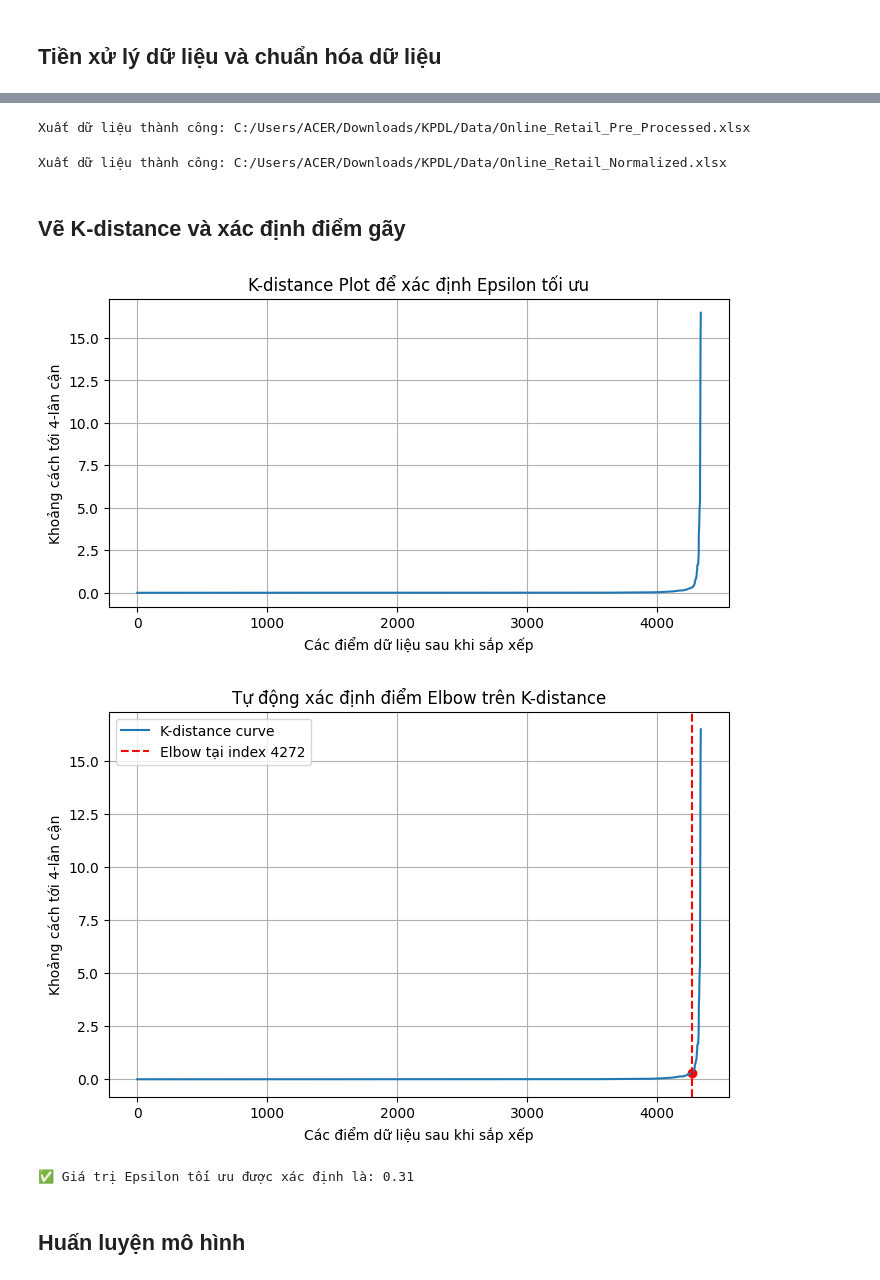
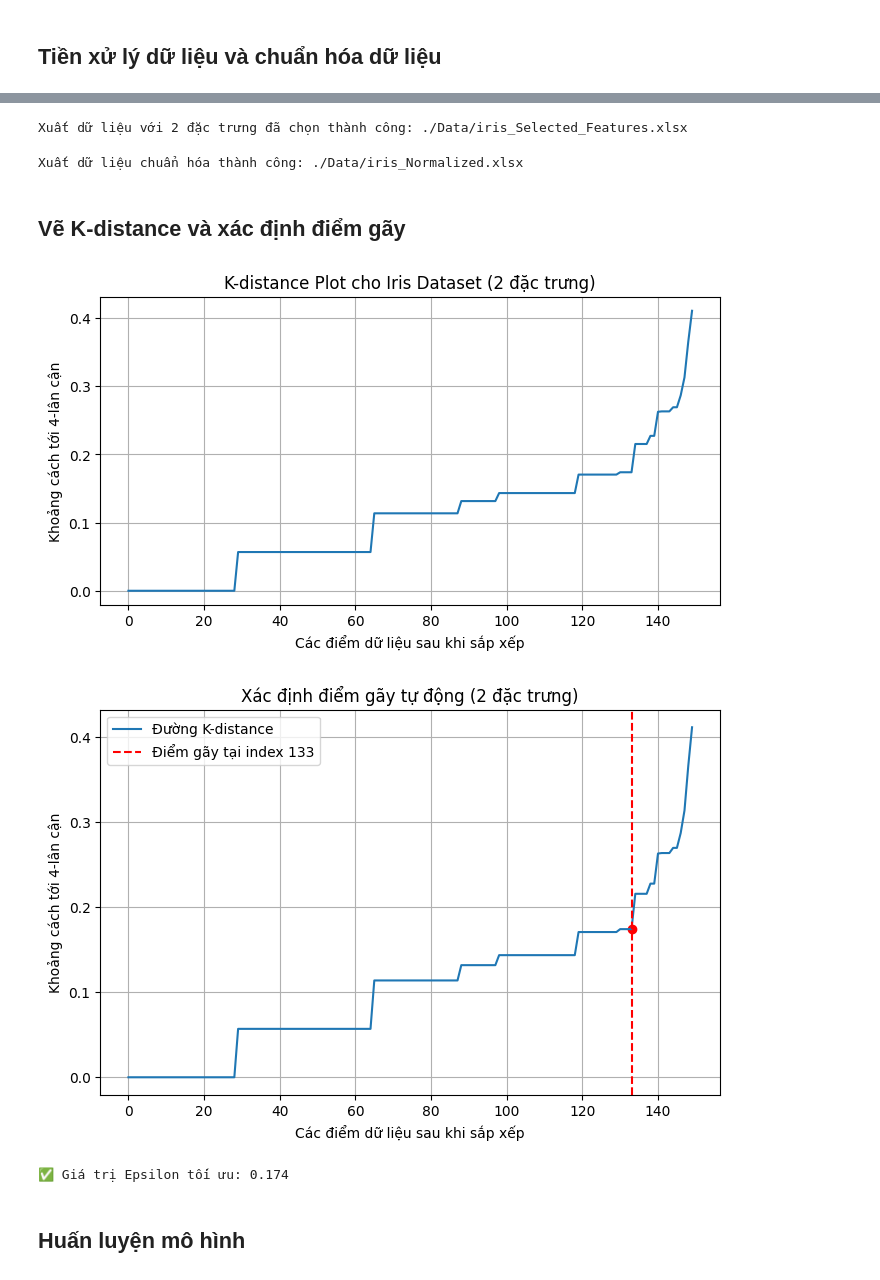
Before and after one commit to AriTannia/KPDL, a Jupyter notebook: Chuong4.ipynb, the cells around one changed output, grey strips where cells are left out. Drawn from its saved outputs; the diff is of its cells as text; code cells hidden in the pictures.

```diff
--- a/Chuong4.ipynb
+++ b/Chuong4.ipynb
@@ -66,0 +17,16 @@ None
+# %%
+# 1. Đọc dữ liệu từ Iris dataset
+iris = load_iris()
+df = pd.DataFrame(iris.data, columns=iris.feature_names)
+
+print(df.info())
+print(df.head())
+
+# 2. Xuất dữ liệu gốc
+preprocessed_path = "./Data/iris.xlsx"
+df.to_excel(preprocessed_path, index=False, engine='openpyxl')
+print(f"Xuất dữ liệu gốc thành công: {preprocessed_path}")
+
+# 3. Chọn các đặc trưng để phân cụm - chỉ sử dụng 2 đặc trưng liên quan đến cánh hoa
+selected_features = ['petal length (cm)', 'petal width (cm)']  # Chỉ sử dụng 2 đặc trưng của cánh hoa
+X = df[selected_features]
@@ -67,70 +53,72 @@ None
 # %%
-# 4. Xuất dữ liệu ra file Excel mới
-output_path = "C:/Users/ACER/Downloads/KPDL/Data/Online_Retail_Pre_Processed.xlsx"
-customer_agg.to_excel(output_path, index=False, engine="openpyxl")
-
-print(f"Xuất dữ liệu thành công: {output_path}")
+# Xuất dữ liệu đã chọn 2 đặc trưng
+selected_features_path = "./Data/iris_Selected_Features.xlsx"
+X.to_excel(selected_features_path, index=False, engine='openpyxl')
+print(f"Xuất dữ liệu với 2 đặc trưng đã chọn thành công: {selected_features_path}")
 # %% [output]
-Xuất dữ liệu thành công: C:/Users/ACER/Downloads/KPDL/Data/Online_Retail_Pre_Processed.xlsx
+Xuất dữ liệu với 2 đặc trưng đã chọn thành công: ./Data/iris_Selected_Features.xlsx
 # %%
-# 3. Chuẩn hóa dữ liệu
+# 4. Chuẩn hóa dữ liệu
 scaler = StandardScaler()
 X_scaled = scaler.fit_transform(X)
 
-output_path = "C:/Users/ACER/Downloads/KPDL/Data/Online_Retail_Normalized.xlsx"
-customer_agg.to_excel(output_path, index=False, engine="openpyxl")
-
-print(f"Xuất dữ liệu thành công: {output_path}")
+# Xuất dữ liệu đã chuẩn hóa
+normalized_df = pd.DataFrame(X_scaled, columns=selected_features)
+normalized_path = "./Data/iris_Normalized.xlsx"
+normalized_df.to_excel(normalized_path, index=False, engine='openpyxl')
+print(f"Xuất dữ liệu chuẩn hóa thành công: {normalized_path}")
 # %% [output]
-Xuất dữ liệu thành công: C:/Users/ACER/Downloads/KPDL/Data/Online_Retail_Normalized.xlsx
+Xuất dữ liệu chuẩn hóa thành công: ./Data/iris_Normalized.xlsx
 # %% [markdown]
 ## Vẽ K-distance và xác định điểm gãy
 # %%
-# 4. Xác định tham số epsilon bằng K-distance plot
-k = 4  # MinPts = 4 (2 * số chiều = 2*2 nếu dùng 2 đặc trưng)
+# 5. Xác định tham số epsilon bằng K-distance plot
+k = 4  # MinPts
 neigh = NearestNeighbors(n_neighbors=k)
 nbrs = neigh.fit(X_scaled)
 distances, indices = nbrs.kneighbors(X_scaled)
 k_distances = np.sort(distances[:, k-1])
 
+# Vẽ biểu đồ K-distance
 plt.figure(figsize=(8, 4))
 plt.plot(k_distances)
-plt.title("K-distance Plot để xác định Epsilon tối ưu")
+plt.title("K-distance Plot cho Iris Dataset (2 đặc trưng)")
 plt.xlabel("Các điểm dữ liệu sau khi sắp xếp")
 plt.ylabel(f"Khoảng cách tới {k}-lân cận")
 plt.grid(True)
 plt.show()
 
-# Tìm điểm gãy (Elbow) bằng cách tính khoảng cách từ mỗi điểm đến đường thẳng nối đầu-cuối
+# Tìm điểm gãy tự động
 x_vals = np.arange(len(k_distances))
 start_point = np.array([x_vals[0], k_distances[0]])
 end_point = np.array([x_vals[-1], k_distances[-1]])
 line_vec = end_point - start_point
 line_vec_norm = line_vec / np.linalg.norm(line_vec)
 vec_from_start = np.column_stack((x_vals, k_distances)) - start_point
 scalar_proj = np.dot(vec_from_start, line_vec_norm)
 proj = np.outer(scalar_proj, line_vec_norm)
 vec_to_line = vec_from_start - proj
 dist_to_line = np.linalg.norm(vec_to_line, axis=1)
 elbow_index = np.argmax(dist_to_line)
 optimal_eps = k_distances[elbow_index]
 
+# Vẽ kết quả điểm gãy
 plt.figure(figsize=(8, 5))
-plt.plot(k_distances, label="K-distance curve")
-plt.axvline(elbow_index, color='r', linestyle='--', label=f"Elbow tại index {elbow_index}")
+plt.plot(k_distances, label="Đường K-distance")
+plt.axvline(elbow_index, color='r', linestyle='--', label=f"Điểm gãy tại index {elbow_index}")
 plt.scatter(elbow_index, optimal_eps, color='red')
-plt.title("Tự động xác định điểm Elbow trên K-distance")
+plt.title("Xác định điểm gãy tự động (2 đặc trưng)")
 plt.xlabel("Các điểm dữ liệu sau khi sắp xếp")
 plt.ylabel(f"Khoảng cách tới {k}-lân cận")
 plt.legend()
 plt.grid(True)
 plt.show()
 
-print(f"✅ Giá trị Epsilon tối ưu được xác định là: {round(optimal_eps, 3)}")
+print(f"✅ Giá trị Epsilon tối ưu: {round(optimal_eps, 3)}")
 # %% [output]
-[figure, old version]
+[figure, new version]
-[figure, old version]
+[figure, new version]
-✅ Giá trị Epsilon tối ưu được xác định là: 0.31
+✅ Giá trị Epsilon tối ưu: 0.174
 # %% [markdown]
 ## Huấn luyện mô hình
 # %%
```
Also changed, not shown: parts of 35 cells of this notebook, 9 other files.
